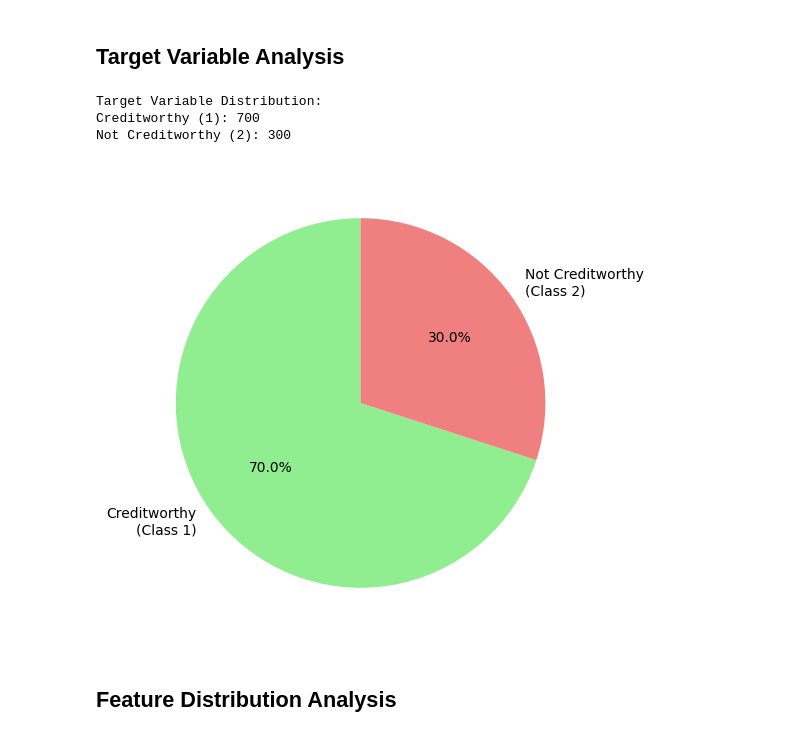
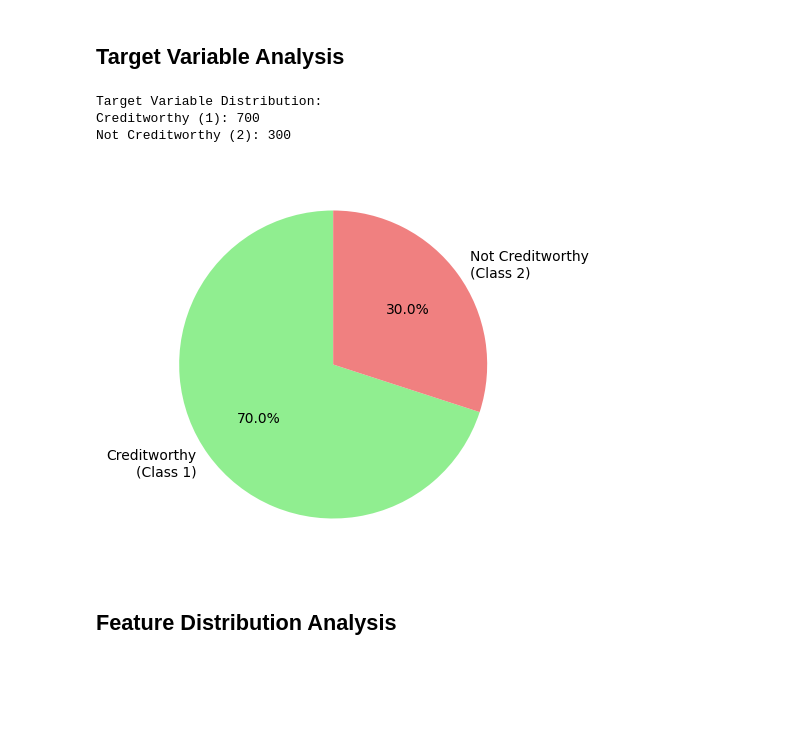
Before and after one commit to lam1aa/ML, a Jupyter notebook: credit_risk.ipynb, the cells around one changed output. Saved outputs shown, nothing was run; the diff lists cells and outputs as text; code cells hidden in the pictures; blank space fills up the shorter version.

```diff
--- a/credit_risk.ipynb
+++ b/credit_risk.ipynb
@@ -168,23 +166,22 @@ plt.show()
 # %% [markdown]
 ## Target Variable Analysis
 # %%
-# Analyze target distribution
 target_counts = data['target'].value_counts()
 
 print("Target Variable Distribution:")
 print(f"Creditworthy (1): {target_counts[1]}")
 print(f"Not Creditworthy (2): {target_counts[2]}")
 
 # Visualize target distribution
-plt.figure(figsize=(6, 6))
+plt.figure(figsize=(5, 5))
 labels = ['Creditworthy\n(Class 1)', 'Not Creditworthy\n(Class 2)']
 plt.pie(target_counts.values, labels=labels, autopct='%1.1f%%', startangle=90, colors=['lightgreen', 'lightcoral'])
 plt.show()
 # %% [output]
 Target Variable Distribution:
 Creditworthy (1): 700
 Not Creditworthy (2): 300
-[figure, old version]
+[figure, new version]
 # %% [markdown]
 ## Feature Distribution Analysis
 # %%
```
Also changed, not shown: parts of 31 cells of this notebook, 1 other file.
